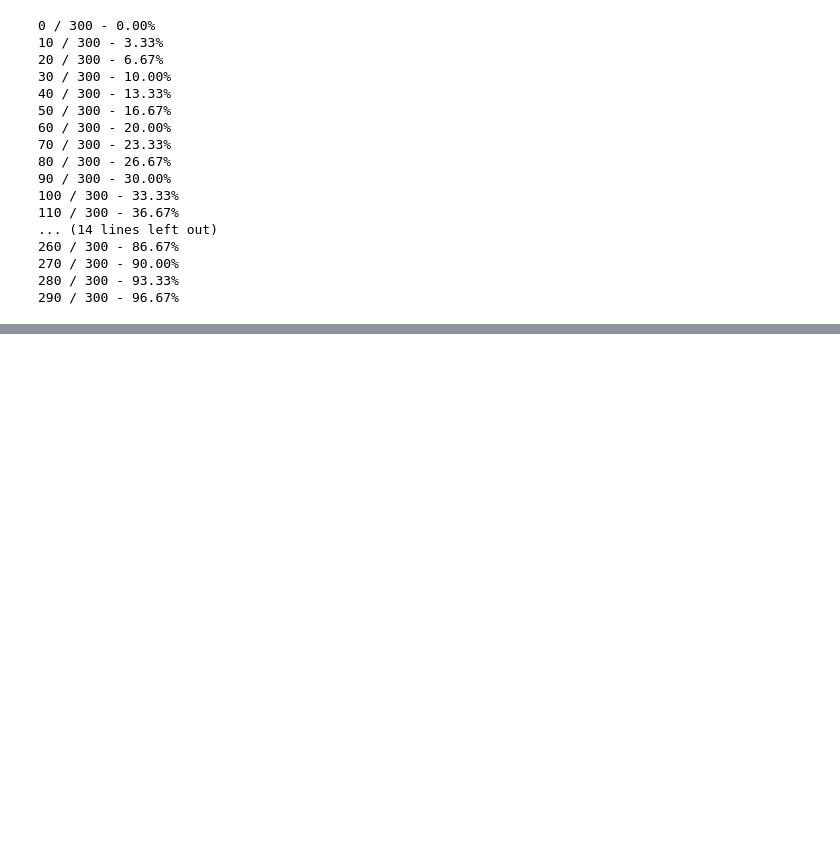
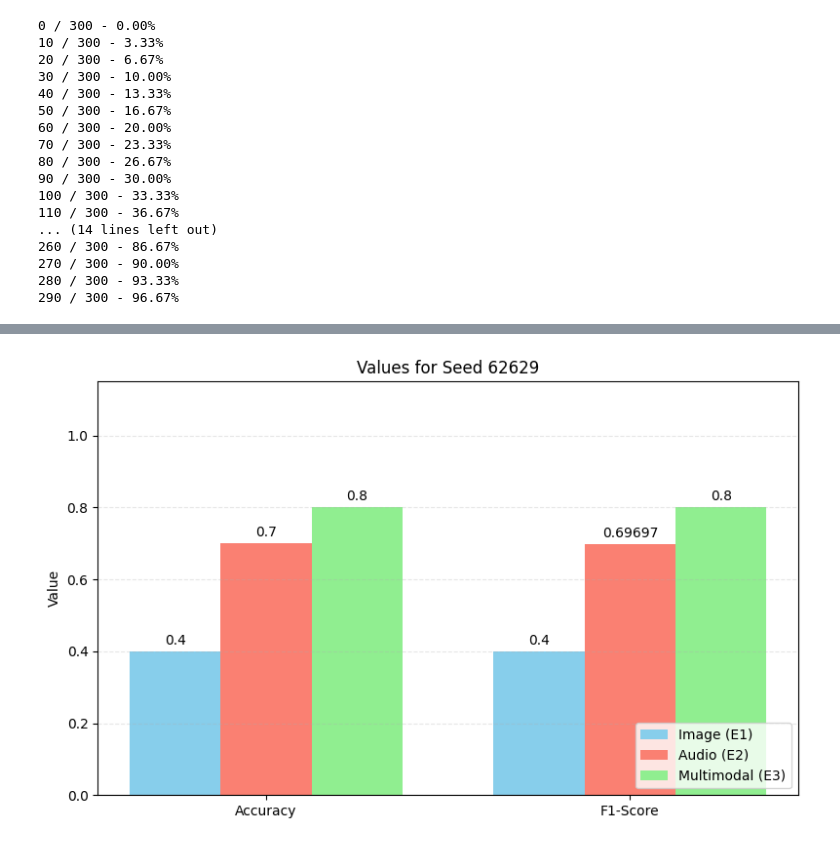
Before and after one commit to martijuanola/RWTH-AIiM, a Jupyter notebook: exercices/e6/e6-main.ipynb, the cells around one changed output, grey strips where cells are left out. Drawn from its saved outputs; the diff is of its cells as text; code cells hidden in the pictures; blank space fills up the shorter version.

Commit message:
e6 more plots

```diff
--- a/exercices/e6/e6-main.ipynb
+++ b/exercices/e6/e6-main.ipynb
@@ -428,0 +434,96 @@ plot_comparison(results_img_df, results_audio_df, final_results_df)
+# %%
+
+
+def train_test_classifiers_with_seeds(classical_df, rock_df, seeds, train_size=15, test_size=5):
+    results_list = []
+
+    for seed in seeds:
+        # split with current seed
+        train_15c, test_5c = train_test_split(classical_df, train_size=train_size, test_size=test_size, random_state=seed)
+        train_15r, test_5r = train_test_split(rock_df, train_size=train_size, test_size=test_size, random_state=seed)
+
+        train_df = pd.concat([train_15c, train_15r])
+        test_df = pd.concat([test_5c, test_5r])
+
+        X = train_df.drop(columns=[TARGET_COLUMN])
+        Y = train_df[TARGET_COLUMN]
+
+        clf = RandomForestClassifier(random_state=seed)
+        clf = clf.fit(X, Y)
+
+        x = test_df.drop(columns=[TARGET_COLUMN])
+        y = test_df[TARGET_COLUMN]
+
+        y_pred = clf.predict(x)
+
+        results_list.append({
+            "model_name": seed,
+            "accuracy": accuracy_score(y, y_pred),
+            "f1_score": f1_score(y, y_pred, average="weighted")
+        })
+
+    return pd.DataFrame(results_list)
+
+#create seeds
+my_seeds = []
+
+for i in range(10):
+    my_seeds.append(random.randrange(0,99999))
+
+
+
+# run training for all 3 cases
+
+results_img_selected = train_test_classifiers_with_seeds(classical_img_df, rock_img_df, seeds=my_seeds)
+
+results_audio_selected = train_test_classifiers_with_seeds(classical_audio_df, rock_audio_df, seeds=my_seeds)
+
+
+#classical_merged_df = merge_df(classical_img_df, classical_audio_df)
+#rock_merged_df = merge_df(rock_img_df, rock_audio_df)
+
+results_multi_selected = train_test_classifiers_with_seeds(classical_merged_df, rock_merged_df, seeds=my_seeds)
+
+
+
+def plot_single_seed_result(seed, res_img, res_audio, res_multi):
+
+
+    row_img = res_img[res_img["model_name"] == seed].iloc[0]
+    row_audio = res_audio[res_audio["model_name"] == seed].iloc[0]
+    row_multi = res_multi[res_multi["model_name"] == seed].iloc[0]
+
+    labels = ["Accuracy", "F1-Score"]
+    x = np.arange(len(labels))
+    width = 0.25
+
+    vals_img = [row_img["accuracy"], row_img["f1_score"]]
+    vals_audio = [row_audio["accuracy"], row_audio["f1_score"]]
+    vals_multi = [row_multi["accuracy"], row_multi["f1_score"]]
+
+
+    fig, ax = plt.subplots(figsize=(8, 5))
+
+    rects1 = ax.bar(x - width, vals_img, width, label="Image (E1)", color="skyblue")
+    rects2 = ax.bar(x, vals_audio, width, label="Audio (E2)", color="salmon")
+    rects3 = ax.bar(x + width, vals_multi, width, label="Multimodal (E3)", color="lightgreen")
+
+    ax.set_ylabel("Value")
+    ax.set_title(f"Values for Seed {seed}")
+    ax.set_xticks(x)
+    ax.set_xticklabels(labels)
+    ax.set_ylim(0, 1.15)
+    ax.legend(loc="lower right")
+    ax.grid(axis="y", linestyle="--", alpha=0.3)
+
+
+    for rects in [rects1, rects2, rects3]:
+        ax.bar_label(rects, padding=3)
+
+    plt.tight_layout()
+    plt.show()
+
+for seed in my_seeds:
+    plot_single_seed_result(seed, results_img_selected, results_audio_selected, results_multi_selected)
+# %% [output]
+[figure, added]
```
Also changed, not shown: parts of 7 cells of this notebook.
